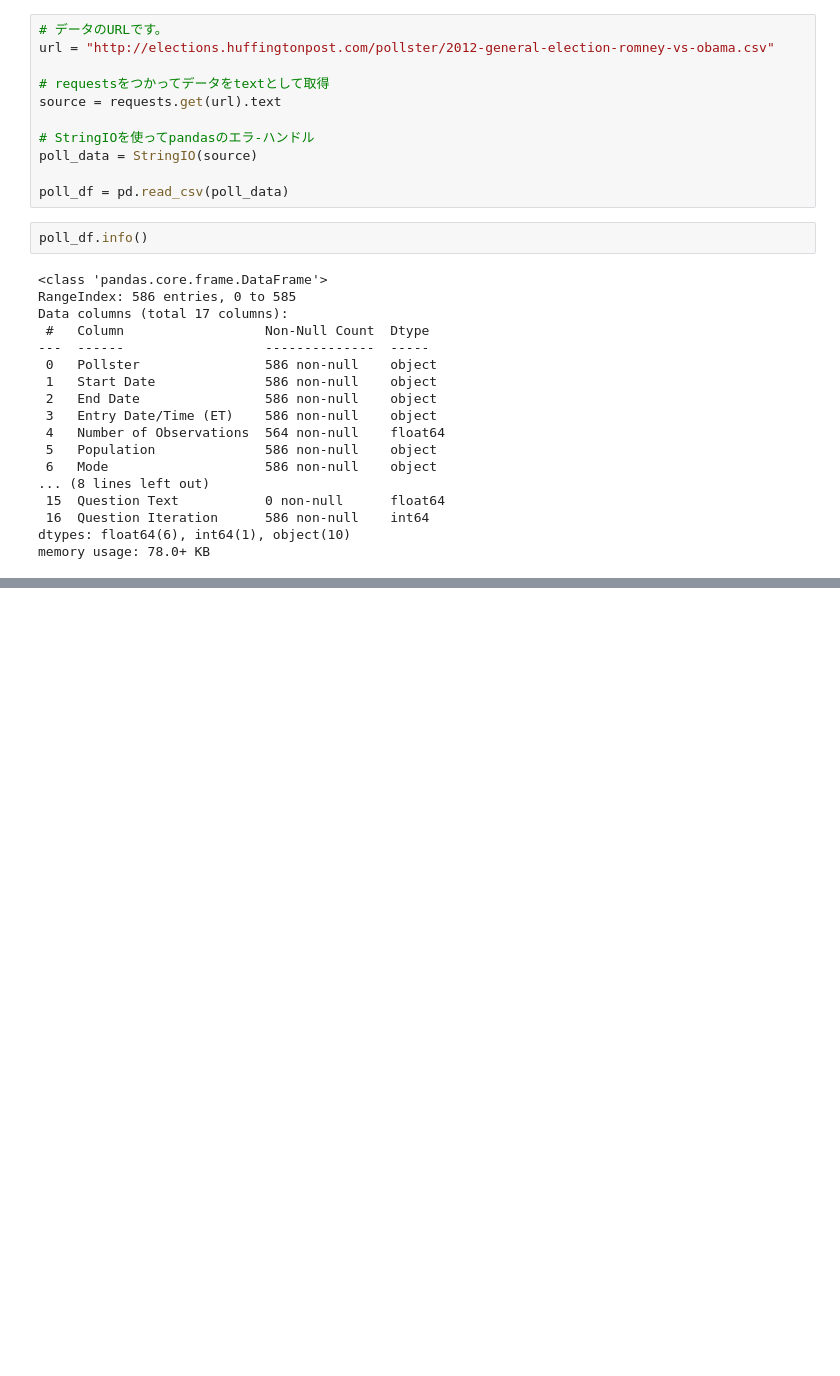
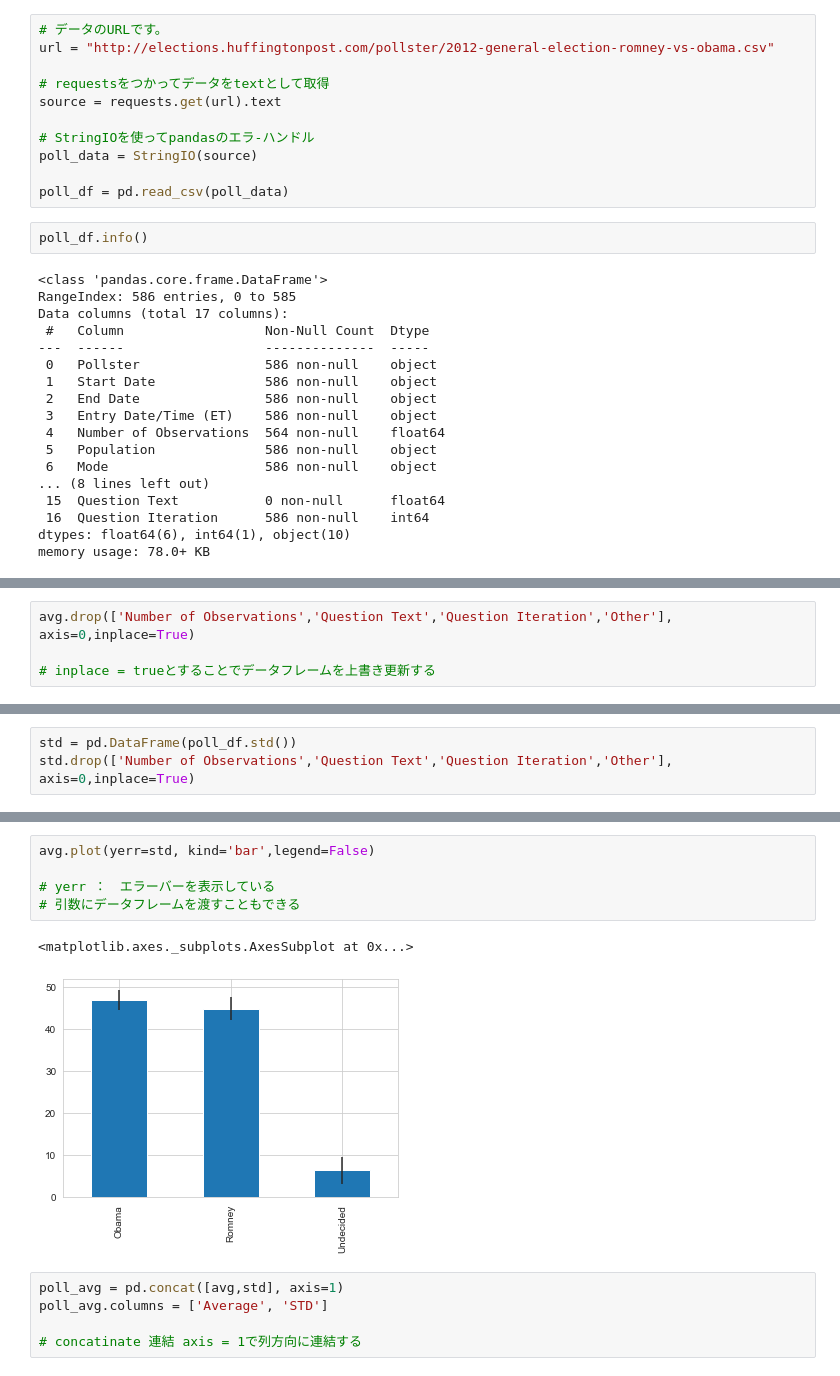
Before and after one commit to fujispooo/datascience, a Jupyter notebook: Lec66(American election).ipynb, the cells around one changed output, grey strips where cells are left out. Saved outputs shown, nothing was run; the diff lists cells and outputs as text; blank space fills up the shorter version.

```diff
--- a/Lec66(American election).ipynb
+++ b/Lec66(American election).ipynb
@@ -103,3 +100,7 @@ avg
 | Other | 3.376238 |
 | Question Text | NaN |
 | Question Iteration | 1.000000 |
+# %%
+avg.drop(['Number of Observations','Question Text','Question Iteration','Other'], axis=0,inplace=True)
+
+# inplace = trueとすることでデータフレームを上書き更新する
@@ -105,0 +111,3 @@ avg
+# %%
+std = pd.DataFrame(poll_df.std())
+std.drop(['Number of Observations','Question Text','Question Iteration','Other'], axis=0,inplace=True)
@@ -105,0 +121,13 @@ avg
+# %%
+avg.plot(yerr=std, kind='bar',legend=False)
+
+# yerr ：　エラーバーを表示している
+# 引数にデータフレームを渡すこともできる
+# %% [output]
+<matplotlib.axes._subplots.AxesSubplot at 0x...>
+[figure, added]
+# %%
+poll_avg = pd.concat([avg,std], axis=1)
+poll_avg.columns = ['Average', 'STD']
+
+# concatinate 連結 axis = 1で列方向に連結する
```
Also changed, not shown: parts of 17 cells of this notebook.
